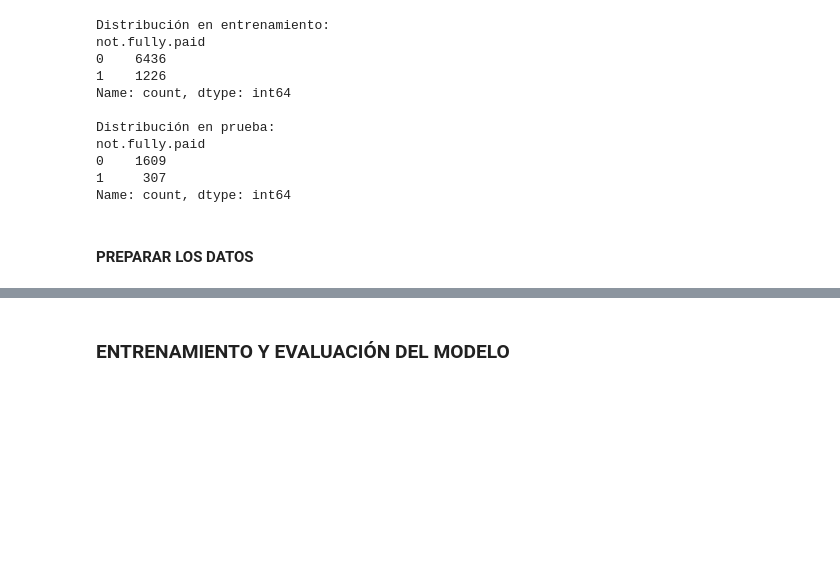
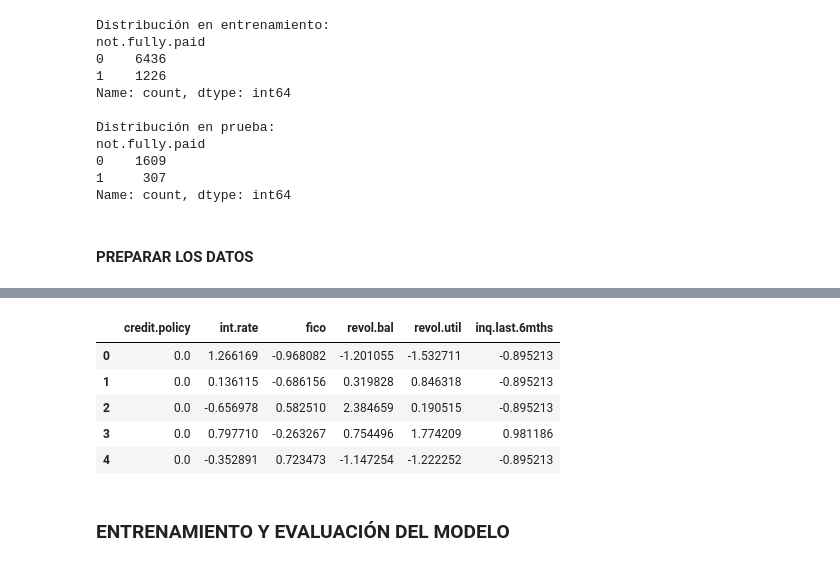
Before and after one commit to Mario-Lopez-Gonzalez/Python_clase, a Jupyter notebook: SAPA/Ejercicios/2_8Ejercicios.ipynb, the cells around one changed output, grey strips where cells are left out. Drawn from its saved outputs; the diff is of its cells as text; code cells hidden in the pictures; blank space fills up the shorter version.

Commit message:
eliminación de outliers, sigue sin funcionar me voy al ejercicio 2

```diff
--- a/SAPA/Ejercicios/2_8Ejercicios.ipynb
+++ b/SAPA/Ejercicios/2_8Ejercicios.ipynb
@@ -315,3 +280,65 @@ df_test.head()
+# %%
+from sklearn.pipeline import FunctionTransformer
+
+# Eliminamos los outliers fuera del pipeline (no descubro como hacerlo sin que me de error)
+
+def outliers(df):
+
+    # Seleccionar solo las columnas numéricas
+    df = df.select_dtypes(include=[np.number])
+
+    # Calcular los cuartiles
+    Q1 = df.quantile(0.25)
+    Q3 = df.quantile(0.75)
+
+    # Calcular el IQR
+    IQR = Q3 - Q1
+
+    # Filtrar los datos, eliminando los outliers
+    df_clean = df[~((df < (Q1 - 1.5 * IQR)) | (df > (Q3 + 1.5 * IQR))).any(axis=1)]
+
+    return(df_clean)
+
+X_test = outliers(X_test)
+X_train = outliers(X_train)
+
+# Ajustamos los indices de las etiquetas
+y_test = y_test[X_test.index]
+y_train = y_train[X_train.index]
+
+# Definimos las columnas numéricas y categóricas automáticamente
+numeric_features = X_train.select_dtypes(include=[np.number]).columns.tolist()
+categorical_features = X_train.select_dtypes(include=['object', 'category']).columns.tolist()
+
+preprocessing = ColumnTransformer(
+        [
+            # Primero, imputamos los valores numéricos vacíos (con la media) y escalamos
+            ('num_preprocessing',
+             Pipeline([
+                ('num_imputer', SimpleImputer(strategy='mean')),  # Imputamos la media
+                ('scaler', StandardScaler())                      # Luego escalamos
+             ]),
+             numeric_features),
+
+            # Imputamos los valores categóricos vacíos (con la moda)
+            ('cat_imputer', SimpleImputer(strategy='most_frequent'), categorical_features)
+        ],
+        remainder='passthrough',
+        verbose_feature_names_out=False
+    )
+
+X_test_copy = X_test.copy()
+df_test = preprocessing.fit_transform(X_test_copy)
+column_names = preprocessing.get_feature_names_out()
+df_test = pd.DataFrame(df_test, columns=column_names)
+df_test.head()
+# %% [output]
+|  | credit.policy | int.rate | fico | revol.bal | revol.util | inq.last.6mths |
+| 0 | 0.0 | 1.266169 | -0.968082 | -1.201055 | -1.532711 | -0.895213 |
+| 1 | 0.0 | 0.136115 | -0.686156 | 0.319828 | 0.846318 | -0.895213 |
+| 2 | 0.0 | -0.656978 | 0.582510 | 2.384659 | 0.190515 | -0.895213 |
+| 3 | 0.0 | 0.797710 | -0.263267 | 0.754496 | 1.774209 | 0.981186 |
+| 4 | 0.0 | -0.352891 | 0.723473 | -1.147254 | -1.222252 | -0.895213 |
 # %% [markdown]
 ### ENTRENAMIENTO Y EVALUACIÓN DEL MODELO
 # %% [markdown]
```
Also changed, not shown: parts of 4 cells of this notebook.
